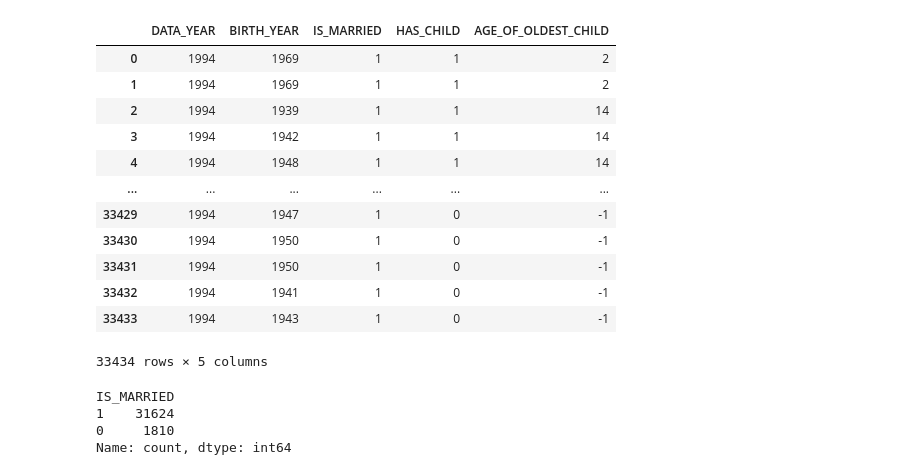
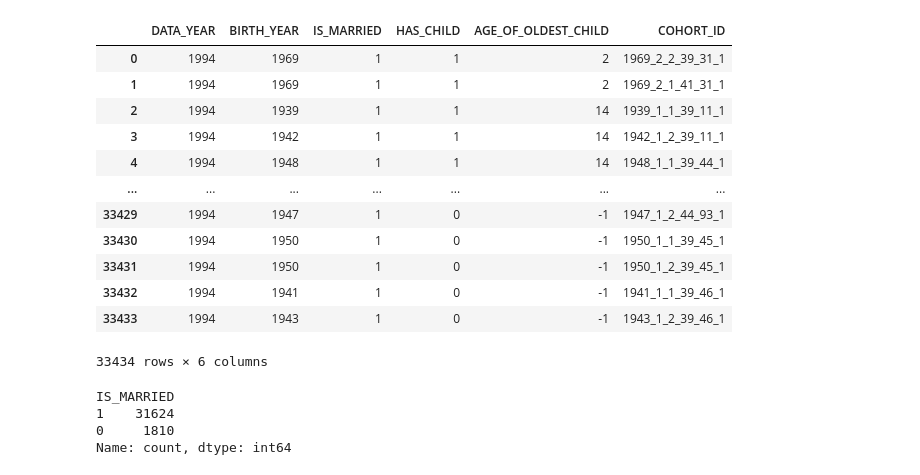
Before and after one commit to Henry-Louis/CPS-Data-Preparation, a Jupyter notebook: notebooks/draft.ipynb, the cells around one changed output. Saved outputs shown, nothing was run; the diff lists cells and outputs as text; code cells hidden in the pictures.

```diff
--- a/notebooks/draft.ipynb
+++ b/notebooks/draft.ipynb
@@ -27,19 +13,19 @@ Name: count, dtype: int64
 # %%
-df.iloc[:, -5:]
+df.iloc[:, -6:]
 # %% [output]
-|  | DATA_YEAR | BIRTH_YEAR | IS_MARRIED | HAS_CHILD | AGE_OF_OLDEST_CHILD |
-| 0 | 1994 | 1969 | 1 | 1 | 2 |
-| 1 | 1994 | 1969 | 1 | 1 | 2 |
-| 2 | 1994 | 1939 | 1 | 1 | 14 |
-| 3 | 1994 | 1942 | 1 | 1 | 14 |
-| 4 | 1994 | 1948 | 1 | 1 | 14 |
-| ... | ... | ... | ... | ... | ... |
-| 33429 | 1994 | 1947 | 1 | 0 | -1 |
-| 33430 | 1994 | 1950 | 1 | 0 | -1 |
-| 33431 | 1994 | 1950 | 1 | 0 | -1 |
-| 33432 | 1994 | 1941 | 1 | 0 | -1 |
-| 33433 | 1994 | 1943 | 1 | 0 | -1 |
+|  | DATA_YEAR | BIRTH_YEAR | IS_MARRIED | HAS_CHILD | AGE_OF_OLDEST_CHILD | COHORT_ID |
+| 0 | 1994 | 1969 | 1 | 1 | 2 | 1969_2_2_39_31_1 |
+| 1 | 1994 | 1969 | 1 | 1 | 2 | 1969_2_1_41_31_1 |
+| 2 | 1994 | 1939 | 1 | 1 | 14 | 1939_1_1_39_11_1 |
+| 3 | 1994 | 1942 | 1 | 1 | 14 | 1942_1_2_39_11_1 |
+| 4 | 1994 | 1948 | 1 | 1 | 14 | 1948_1_1_39_44_1 |
+| ... | ... | ... | ... | ... | ... | ... |
+| 33429 | 1994 | 1947 | 1 | 0 | -1 | 1947_1_2_44_93_1 |
+| 33430 | 1994 | 1950 | 1 | 0 | -1 | 1950_1_1_39_45_1 |
+| 33431 | 1994 | 1950 | 1 | 0 | -1 | 1950_1_2_39_45_1 |
+| 33432 | 1994 | 1941 | 1 | 0 | -1 | 1941_1_1_39_46_1 |
+| 33433 | 1994 | 1943 | 1 | 0 | -1 | 1943_1_2_39_46_1 |
-33434 rows × 5 columns
+33434 rows × 6 columns
 # %%
 df.IS_MARRIED.value_counts()
 # %% [output]
```
Also changed, not shown: parts of 3 cells of this notebook, 7 other files.
